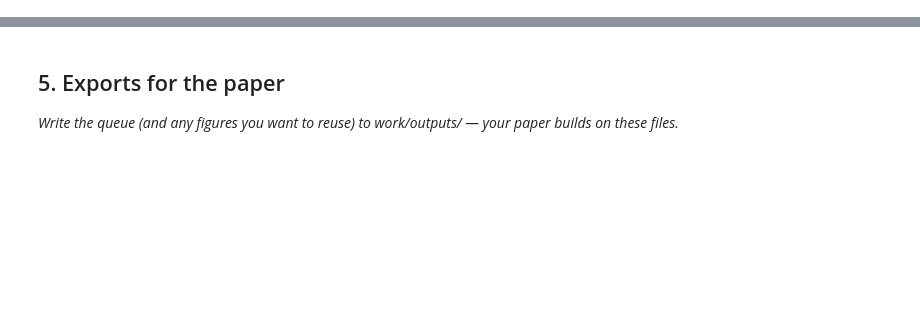
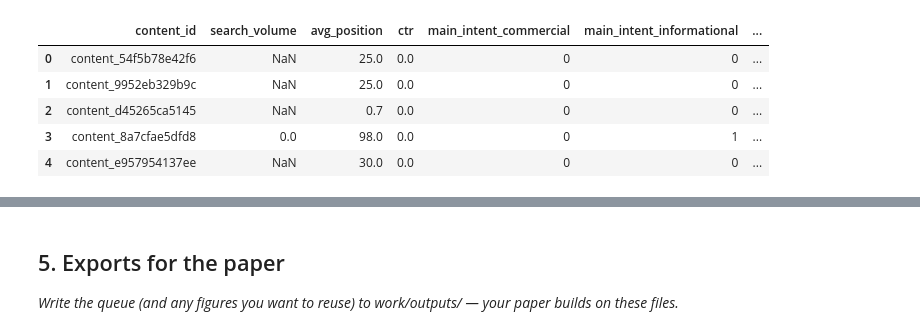
Before and after one commit to leiandrei/flyrank-ml-internship-starter, a Jupyter notebook: work/notebooks/w07_action_playbook.ipynb, the cells around one changed output, grey strips where cells are left out. Saved outputs shown, nothing was run; the diff lists cells and outputs as text; code cells hidden in the pictures; blank space fills up the shorter version.

```diff
--- a/work/notebooks/w07_action_playbook.ipynb
+++ b/work/notebooks/w07_action_playbook.ipynb
@@ -12,0 +19,30 @@ This skeleton is yours to fill. Work the sections **in order** — each one has
+# %%
+# This cell is for CODE (numbers, a query, a check).
+# Write your text answer in the cell ABOVE this one — typing sentences here breaks Run All.
+import os, sys, subprocess
+import matplotlib.pyplot as plt
+import pandas as pd
+import numpy as np
+import seaborn as sns
+
+IN_COLAB = "google.colab" in sys.modules
+REPO_URL = "https://github.com/flyrank-bih/flyrank-ml-internship-starter"
+REPO_DIR = "flyrank-ml-internship-starter"
+
+if IN_COLAB:
+    if not os.path.isdir(REPO_DIR):
+        subprocess.run(["git", "clone", "--depth", "1", REPO_URL, REPO_DIR], check=True)
+    os.chdir(REPO_DIR)
+    subprocess.run([sys.executable, "-m", "pip", "install", "-q", "-r", "requirements.txt"], check=True)
+elif os.path.basename(os.getcwd()) == "notebooks":
+    os.chdir("..")
+
+df = pd.read_csv("../outputs/baseline_action_score.csv")
+df.head()
+# %% [output]
+|  | content_id | search_volume | avg_position | ctr | main_intent_commercial | main_intent_informational | ... |
+| 0 | content_54f5b78e42f6 | NaN | 25.0 | 0.0 | 0 | 0 | ... |
+| 1 | content_9952eb329b9c | NaN | 25.0 | 0.0 | 0 | 0 | ... |
+| 2 | content_d45265ca5145 | NaN | 0.7 | 0.0 | 0 | 0 | ... |
+| 3 | content_8a7cfae5dfd8 | 0.0 | 98.0 | 0.0 | 0 | 1 | ... |
+| 4 | content_e957954137ee | NaN | 30.0 | 0.0 | 0 | 0 | ... |
```
Also changed, not shown: parts of 12 cells of this notebook.
